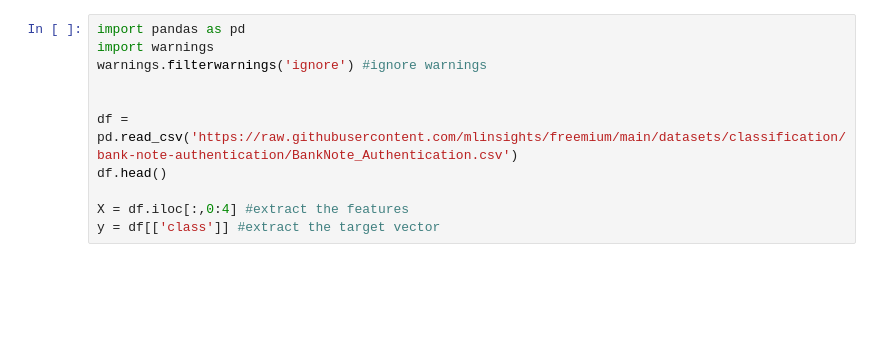
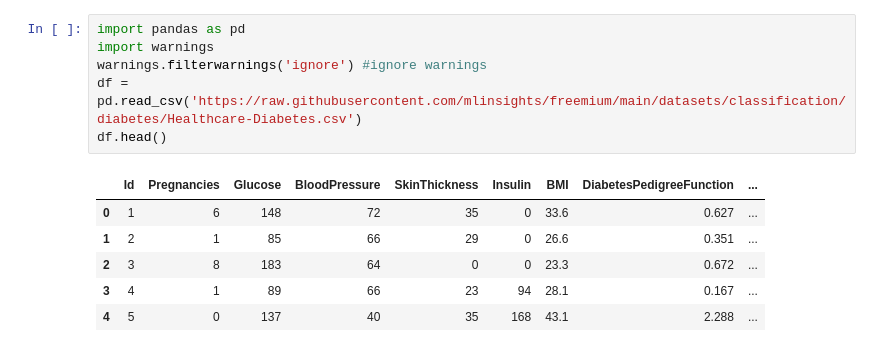
Before and after one commit to mlinsights/freemium, a Jupyter notebook: algorithms/classification/knn-classifier/knn-classifier-demo.ipynb, the cells around one changed output. Saved outputs shown, nothing was run; the diff lists cells and outputs as text; blank space fills up the shorter version.

```diff
--- a/algorithms/classification/knn-classifier/knn-classifier-demo.ipynb
+++ b/algorithms/classification/knn-classifier/knn-classifier-demo.ipynb
@@ -1,11 +1,13 @@
 # %%
 import pandas as pd
 import warnings
 warnings.filterwarnings('ignore') #ignore warnings
-
-
-df = pd.read_csv('https://raw.githubusercontent.com/mlinsights/freemium/main/datasets/classification/bank-note-authentication/BankNote_Authentication.csv')
+df = pd.read_csv('https://raw.githubusercontent.com/mlinsights/freemium/main/datasets/classification/diabetes/Healthcare-Diabetes.csv')
 df.head()
-
-X = df.iloc[:,0:4] #extract the features
-y = df[['class']] #extract the target vector
+# %% [output]
+|  | Id | Pregnancies | Glucose | BloodPressure | SkinThickness | Insulin | BMI | DiabetesPedigreeFunction | ... |
+| 0 | 1 | 6 | 148 | 72 | 35 | 0 | 33.6 | 0.627 | ... |
+| 1 | 2 | 1 | 85 | 66 | 29 | 0 | 26.6 | 0.351 | ... |
+| 2 | 3 | 8 | 183 | 64 | 0 | 0 | 23.3 | 0.672 | ... |
+| 3 | 4 | 1 | 89 | 66 | 23 | 94 | 28.1 | 0.167 | ... |
+| 4 | 5 | 0 | 137 | 40 | 35 | 168 | 43.1 | 2.288 | ... |
```
Also changed, not shown: parts of 6 cells of this notebook.
